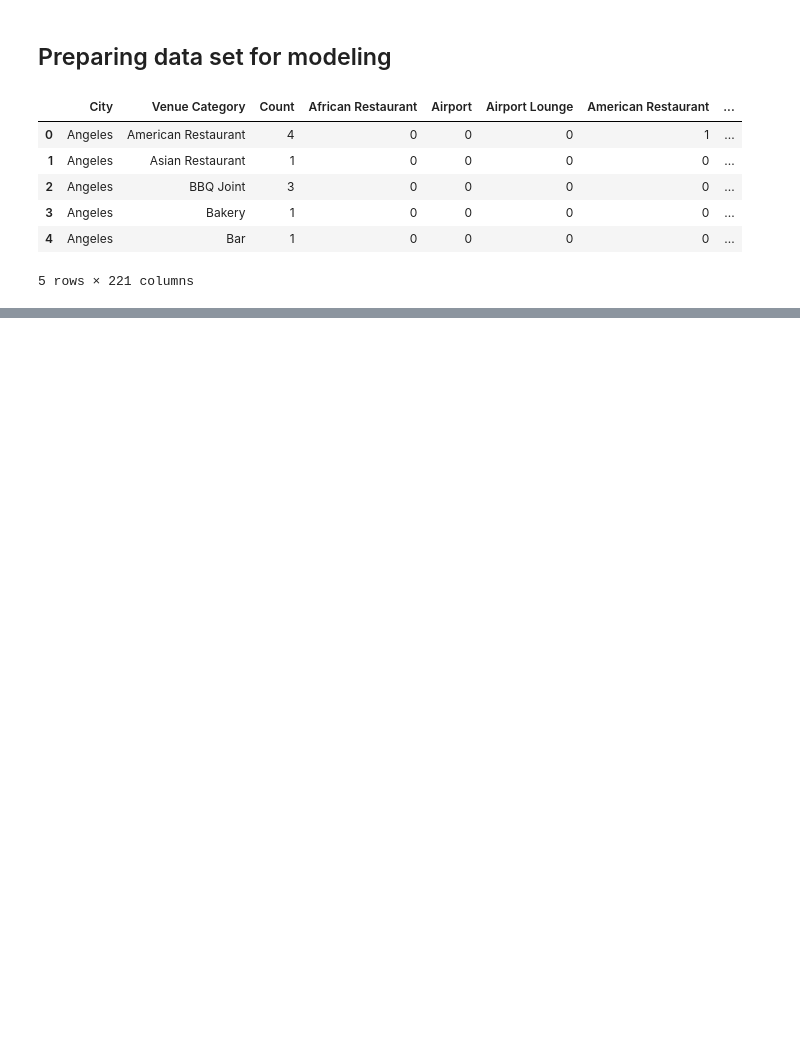
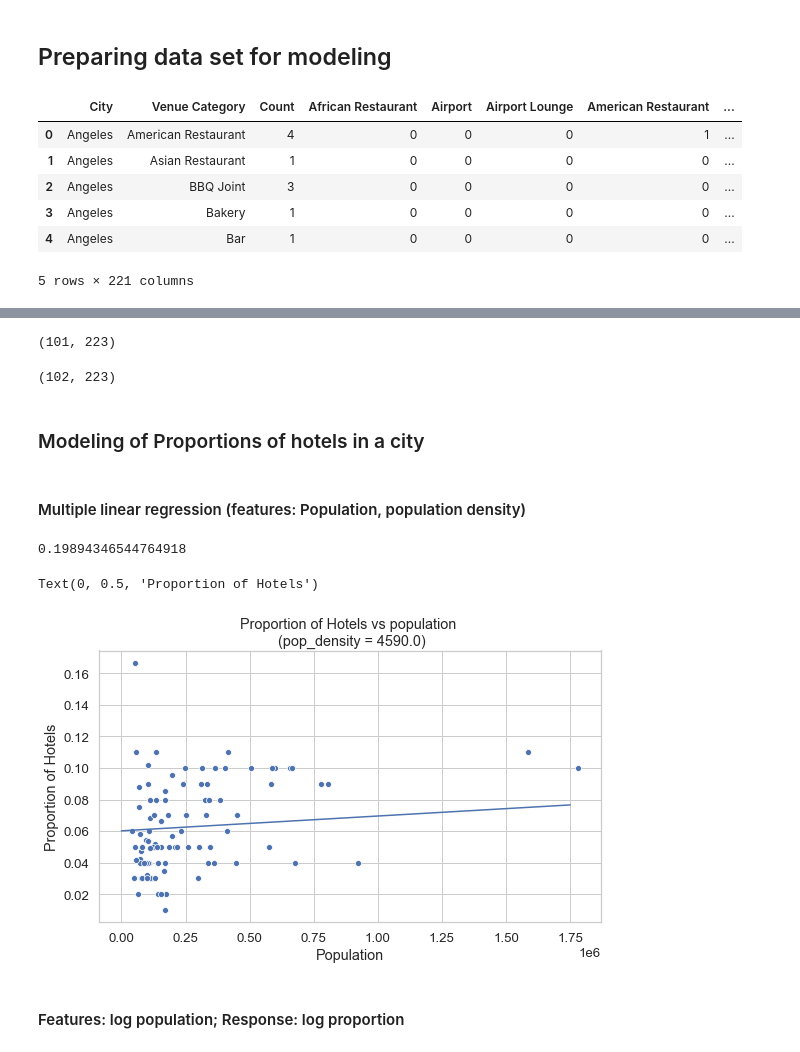
Before and after one commit to aldencabajar/coursera_capstone, a Jupyter notebook: capstone_project_notebook .ipynb, the cells around one changed output, grey strips where cells are left out. Saved outputs shown, nothing was run; the diff lists cells and outputs as text; code cells hidden in the pictures; blank space fills up the shorter version.

```diff
--- a/capstone_project_notebook .ipynb
+++ b/capstone_project_notebook .ipynb
@@ -402,3 +404,6 @@ venue_grouped_onehot.head()
 | 3 | Angeles | Bakery | 1 | 0 | 0 | 0 | 0 | ... |
 | 4 | Angeles | Bar | 1 | 0 | 0 | 0 | 0 | ... |
 5 rows × 221 columns
+# %%
+venue_grouped_onehot['tot'] = venue_grouped_onehot[['Count', 'City']].groupby(['City']).transform('sum')
+venue_grouped_onehot['prop'] = venue_grouped_onehot['Count']/venue_grouped_onehot['tot']
@@ -404,0 +426,44 @@ venue_grouped_onehot.head()
+# %%
+Hotels_df = venue_grouped_onehot[venue_grouped_onehot['Venue Category'] == 'Hotel']
+Hotels_df.shape
+# %% [output]
+(101, 223)
+# %%
+Coffee_shop_df = venue_grouped_onehot[venue_grouped_onehot['Venue Category'] == 'Coffee Shop']
+Coffee_shop_df.shape
+# %% [output]
+(102, 223)
+# %% [markdown]
+### Modeling of Proportions of hotels in a city
+# %% [markdown]
+#### Multiple linear regression (features: Population, population density)
+# %%
+from sklearn.linear_model import LinearRegression
+
+
+X_hotels = Hotels_df[['Population', 'pop_density']]
+Y_hotels_prop = Hotels_df['prop']
+
+lr = LinearRegression()
+lr.fit(X_hotels, Y_hotels_prop)
+
+preds = lr.predict(X_hotels)
+lr.score(X_hotels, Y_hotels_prop)
+# %% [output]
+0.19894346544764918
+# %%
+mean_pop_density = round(X_hotels.pop_density.mean(),-1)
+forLineVals = pd.DataFrame({'Population': np.linspace(0, 1.75e6),
+                            'pop_density': mean_pop_density})
+
+preds = lr.predict(forLineVals)
+fig, ax = pyplot.subplots(figsize = (9, 5))
+lplot = sns.lineplot(np.linspace(0, 1.75e6), preds)
+sns.scatterplot(X_hotels['Population'], Y_hotels_prop)
+lplot.set_title('Proportion of Hotels vs population \n (pop_density = {})'.format(mean_pop_density))
+lplot.set_ylabel('Proportion of Hotels')
+# %% [output]
+Text(0, 0.5, 'Proportion of Hotels')
+[figure, added]
+# %% [markdown]
+#### Features: log population; Response: log proportion
```
Also changed, not shown: parts of 23 cells of this notebook, 2 other files.
